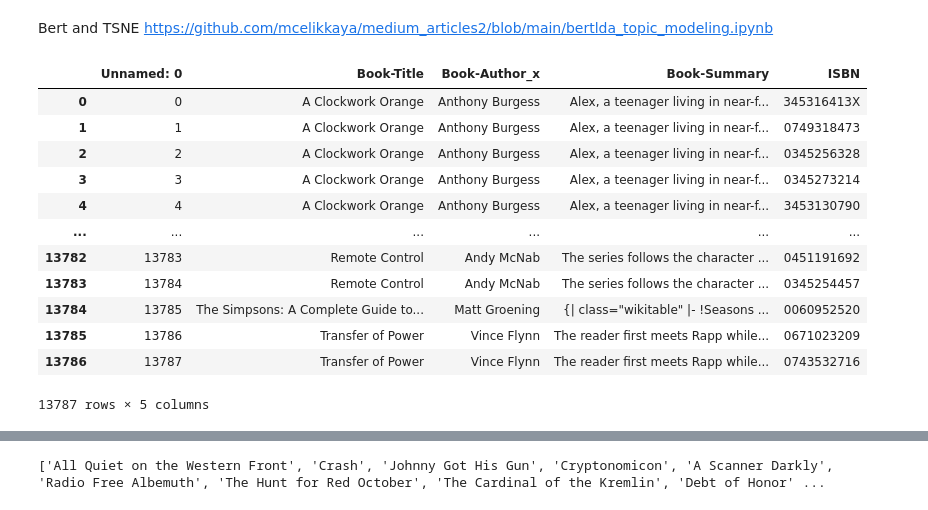
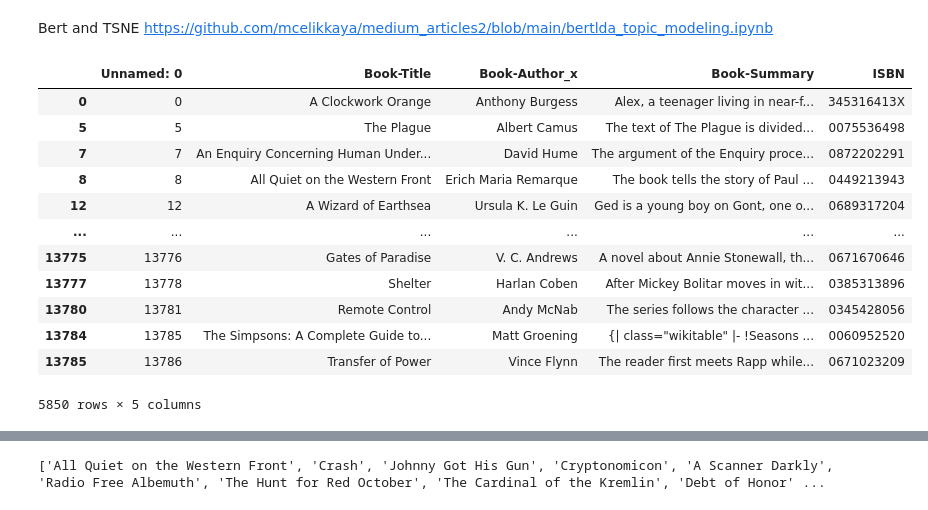
Before and after one commit to CS222-UIUC/BookRec, a Jupyter notebook: data and algorithm/booksRecBert.ipynb, the cells around one changed output, grey strips where cells are left out. Cells and saved outputs as stored; diff of their text form; code cells hidden in the pictures.

```diff
--- a/data and algorithm/booksRecBert.ipynb
+++ b/data and algorithm/booksRecBert.ipynb
@@ -32,21 +32,22 @@ model = BertModel.from_pretrained('bert-base-uncased',
 model_bert = SentenceTransformer('bert-base-nli-max-tokens')
 # %%
 df_summary = pd.read_csv("/content/gdrive/MyDrive/Group-1-Project/data and algorithm/Book_summary.csv")
+df_summary = df_summary.drop_duplicates(subset=['Book-Title'])
 df_summary
 # %% [output]
 |  | Unnamed: 0 | Book-Title | Book-Author_x | Book-Summary | ISBN |
 | 0 | 0 | A Clockwork Orange | Anthony Burgess | Alex, a teenager living in near-f... | 345316413X |
-| 1 | 1 | A Clockwork Orange | Anthony Burgess | Alex, a teenager living in near-f... | 0749318473 |
-| 2 | 2 | A Clockwork Orange | Anthony Burgess | Alex, a teenager living in near-f... | 0345256328 |
-| 3 | 3 | A Clockwork Orange | Anthony Burgess | Alex, a teenager living in near-f... | 0345273214 |
-| 4 | 4 | A Clockwork Orange | Anthony Burgess | Alex, a teenager living in near-f... | 3453130790 |
+| 5 | 5 | The Plague | Albert Camus | The text of The Plague is divided... | 0075536498 |
+| 7 | 7 | An Enquiry Concerning Human Under... | David Hume | The argument of the Enquiry proce... | 0872202291 |
+| 8 | 8 | All Quiet on the Western Front | Erich Maria Remarque | The book tells the story of Paul ... | 0449213943 |
+| 12 | 12 | A Wizard of Earthsea | Ursula K. Le Guin | Ged is a young boy on Gont, one o... | 0689317204 |
 | ... | ... | ... | ... | ... | ... |
-| 13782 | 13783 | Remote Control | Andy McNab | The series follows the character ... | 0451191692 |
-| 13783 | 13784 | Remote Control | Andy McNab | The series follows the character ... | 0345254457 |
+| 13775 | 13776 | Gates of Paradise | V. C. Andrews | A novel about Annie Stonewall, th... | 0671670646 |
+| 13777 | 13778 | Shelter | Harlan Coben | After Mickey Bolitar moves in wit... | 0385313896 |
+| 13780 | 13781 | Remote Control | Andy McNab | The series follows the character ... | 0345428056 |
 | 13784 | 13785 | The Simpsons: A Complete Guide to... | Matt Groening | {| class="wikitable" |- !Seasons ... | 0060952520 |
 | 13785 | 13786 | Transfer of Power | Vince Flynn | The reader first meets Rapp while... | 0671023209 |
-| 13786 | 13787 | Transfer of Power | Vince Flynn | The reader first meets Rapp while... | 0743532716 |
-13787 rows × 5 columns
+5850 rows × 5 columns
 # %%
 def all_books_to_vecs(books):
   embedding_bert = np.array(model_bert.encode(books))
```
Also changed, not shown: parts of 3 cells of this notebook.
